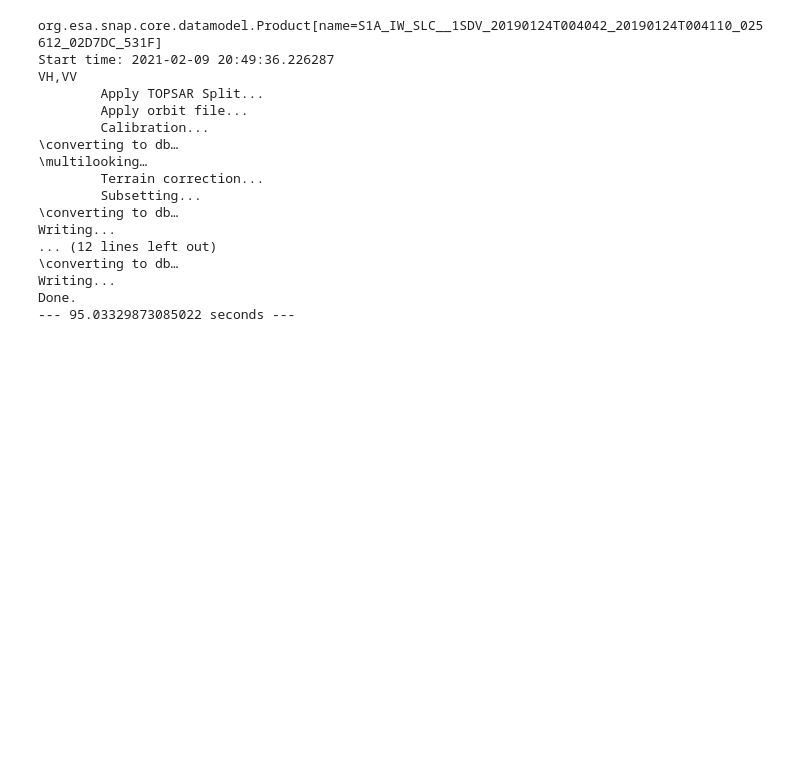
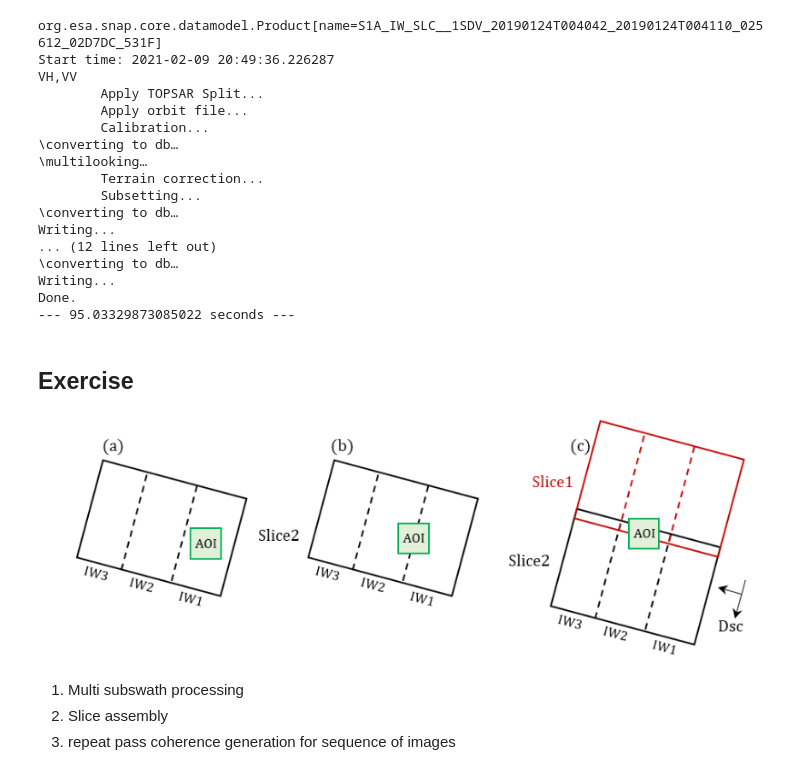
Before and after one commit to vak000/WL2021, a Jupyter notebook: snappy_processing.ipynb, the cells around one changed output. Cells and saved outputs as stored; diff of their text form; code cells hidden in the pictures; blank space fills up the shorter version.

```diff
--- a/snappy_processing.ipynb
+++ b/snappy_processing.ipynb
@@ -546,3 +578,13 @@ Writing...
 Writing...
 Done.
 --- 95.03329873085022 seconds ---
+# %% [markdown]
+## Exercise
+# %%
+Image('Figs/challenges.png')
+# %% [output]
+[figure, added]
+# %% [markdown]
+1. Multi subswath processing
+2. Slice assembly
+3. repeat pass coherence generation for sequence of images
```
Also changed, not shown: parts of 26 cells of this notebook.
